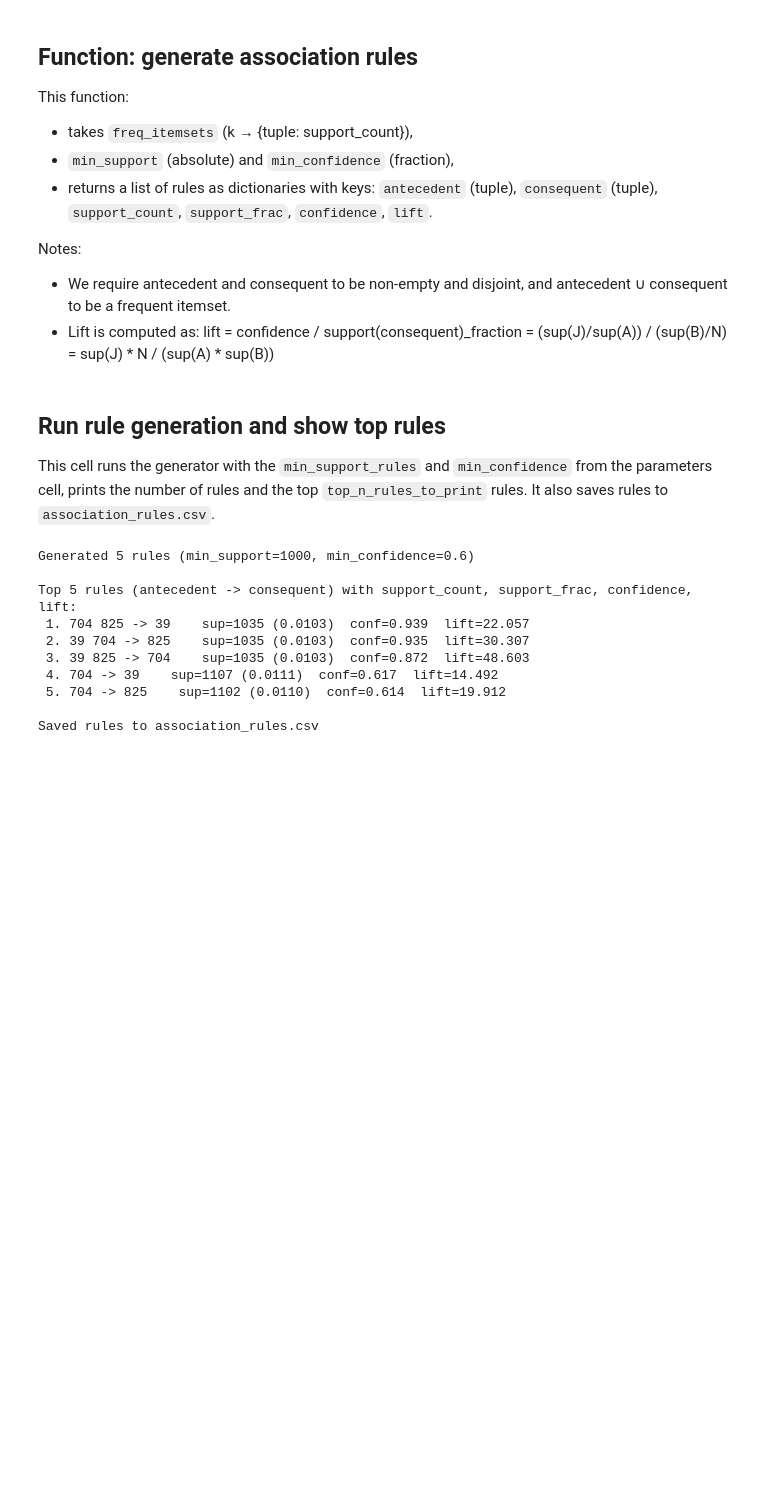
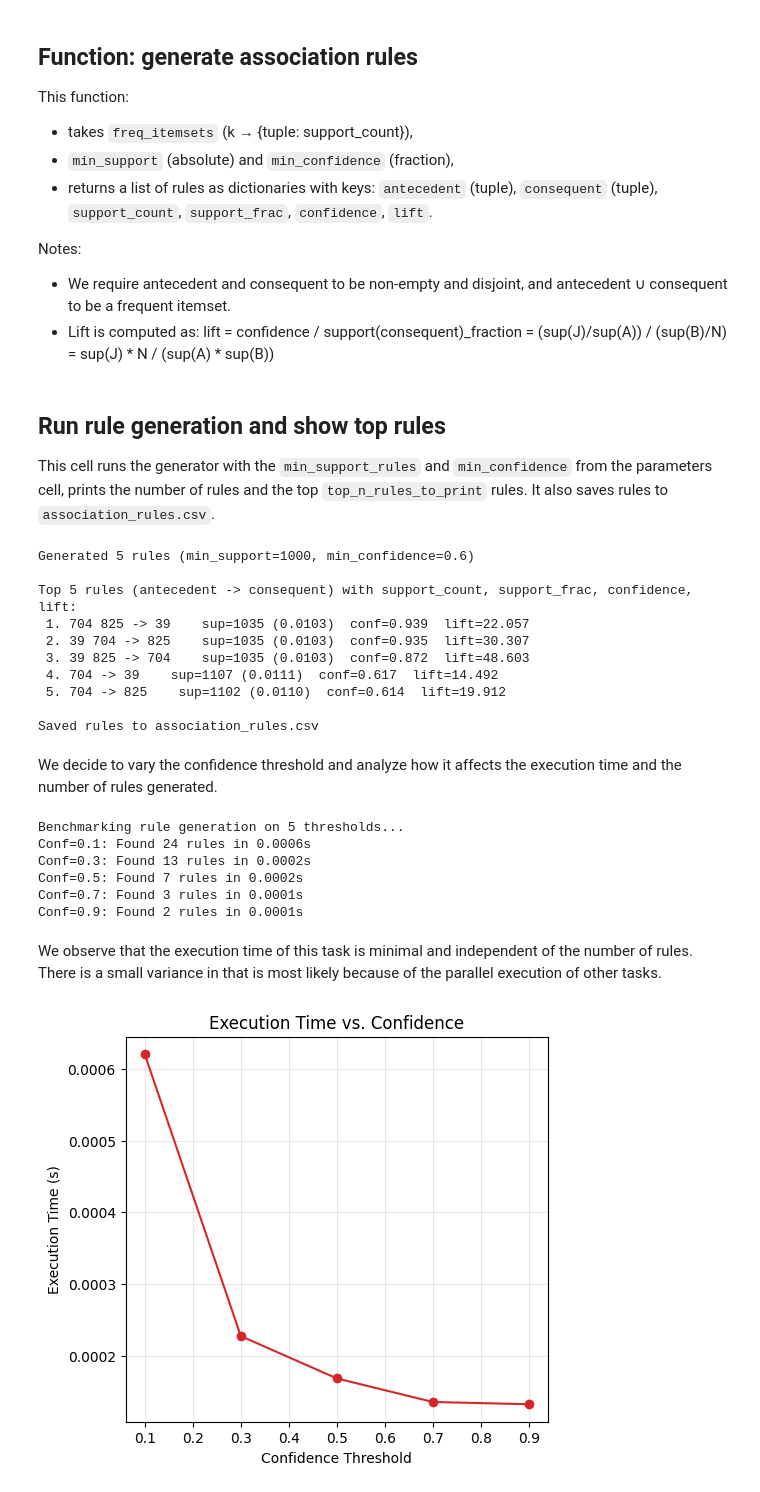
Before and after one commit to emanueleminotti/ID2222-DataMining, a Jupyter notebook: homework2/FrequentItemsets.ipynb, the cells around one changed output. Saved outputs shown, nothing was run; the diff lists cells and outputs as text; code cells hidden in the pictures; blank space fills up the shorter version.

```diff
--- a/homework2/FrequentItemsets.ipynb
+++ b/homework2/FrequentItemsets.ipynb
@@ -378,3 +458,52 @@ Top 5 rules (antecedent -> consequent) with support_count, support_frac, confide
  5. 704 -> 825    sup=1102 (0.0110)  conf=0.614  lift=19.912
 
 Saved rules to association_rules.csv
+# %% [markdown]
+We decide to vary the confidence threshold and analyze how it affects the execution time and the number of rules generated.
+# %%
+import time
+
+# Define confidence thresholds
+confidences = [0.1, 0.3, 0.5, 0.7, 0.9]
+durations = []
+n_rules_list = []
+
+print(f"Benchmarking rule generation on {len(confidences)} thresholds...")
+
+# 2. Loop through thresholds
+for c in confidences:
+    start = time.time()
+
+    rules = generate_association_rules(
+        freq_itemsets,
+        n_transactions,
+        min_support=min_support,
+        min_confidence=c
+    )
+
+    duration = time.time() - start
+    durations.append(duration)
+    n_rules_list.append(len(rules))
+
+    print(f"Conf={c}: Found {len(rules)} rules in {duration:.4f}s")
+# %% [output]
+Benchmarking rule generation on 5 thresholds...
+Conf=0.1: Found 24 rules in 0.0006s
+Conf=0.3: Found 13 rules in 0.0002s
+Conf=0.5: Found 7 rules in 0.0002s
+Conf=0.7: Found 3 rules in 0.0001s
+Conf=0.9: Found 2 rules in 0.0001s
+# %% [markdown]
+We observe that the execution time of this task is minimal and independent of the number of rules. There is a small variance in that is most likely because of the parallel execution of other tasks.
+# %%
+plt.figure(figsize=(12, 5))
+
+# Plot 1: Execution Time vs Confidence
+plt.subplot(1, 2, 1)
+plt.plot(confidences, durations, marker='o', color='tab:red')
+plt.xlabel('Confidence Threshold')
+plt.ylabel('Execution Time (s)')
+plt.title('Execution Time vs. Confidence')
+plt.grid(True, alpha=0.3)
+# %% [output]
+[figure, added]
```
Also changed, not shown: parts of 10 cells of this notebook, 2 other files.
